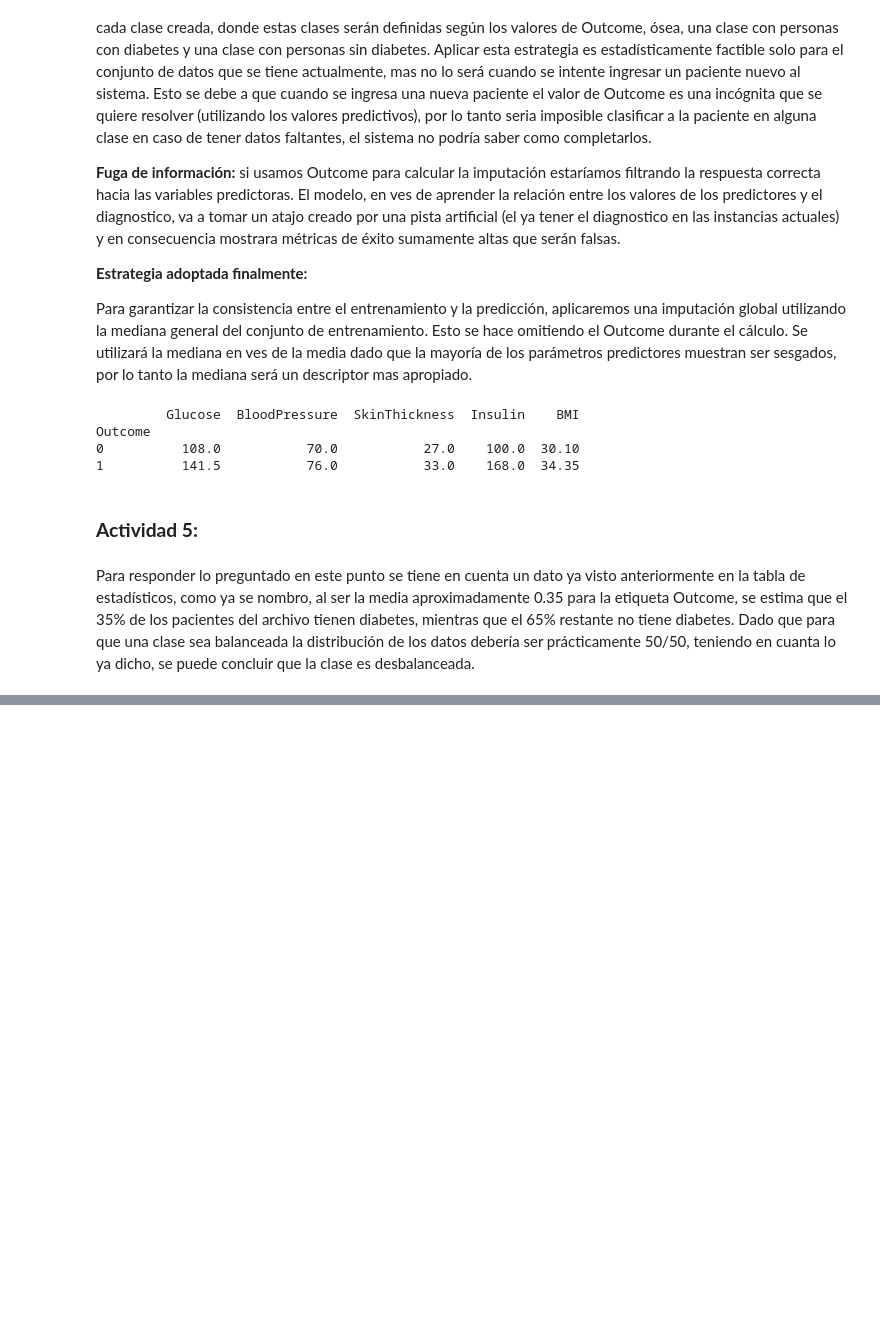
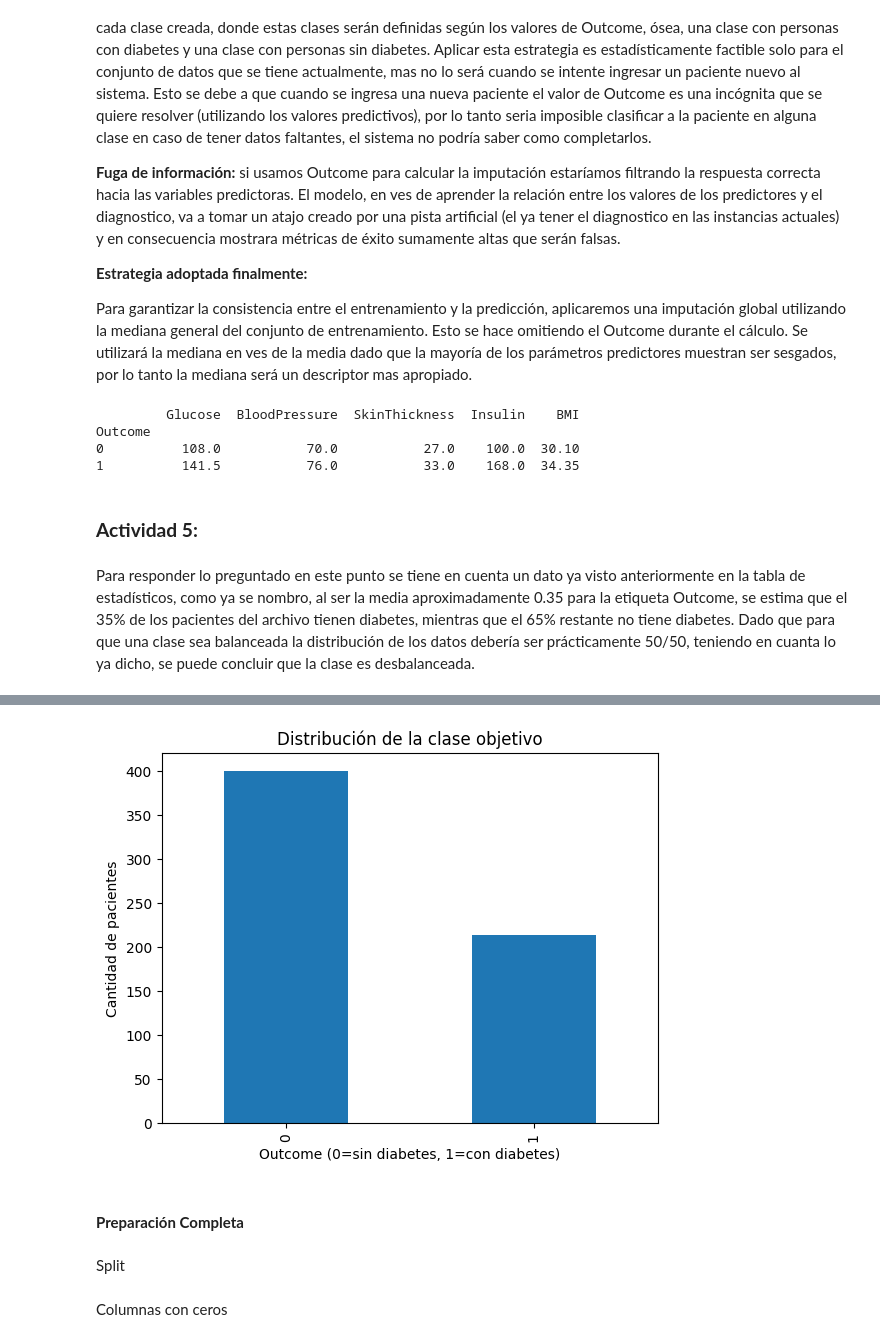
Before and after one commit to LucasSegovia01/Nu-ez_Segovia-Aprendizaje_automatico, a Jupyter notebook: Trabajo_practico_1/codigo.ipynb, the cells around one changed output, grey strips where cells are left out. Cells and saved outputs as stored; diff of their text form; code cells hidden in the pictures; blank space fills up the shorter version.

```diff
--- a/Trabajo_practico_1/codigo.ipynb
+++ b/Trabajo_practico_1/codigo.ipynb
@@ -104,7 +104,7 @@ En los problemas de aprendizaje automático, es crucial que los conjuntos de ent
 # %%
 from sklearn.model_selection import train_test_split
 
-train_set, train_test = train_test_split(df_diabetes, test_size=0.2, stratify=df_diabetes["Outcome"], random_state=42)
+train_set, test_set = train_test_split(df_diabetes, test_size=0.2, stratify=df_diabetes["Outcome"], random_state=42)
 # %%
 diabetes = train_set.copy()
 # %% [markdown]
@@ -165,3 +164,16 @@ Outcome
 0    0.651042
 1    0.348958
 Name: proportion, dtype: float64
+# %%
+import matplotlib.pyplot as plt
+train_set["Outcome"].value_counts().plot(kind="bar")
+plt.xlabel("Outcome (0=sin diabetes, 1=con diabetes)")
+plt.ylabel("Cantidad de pacientes")
+plt.title("Distribución de la clase objetivo")
+plt.show()
+# %% [output]
+[figure, added]
+# %% [markdown]
+#### **Preparación Completa**
+# %% [markdown]
+Split
@@ -167,0 +186,2 @@ Name: proportion, dtype: float64
+# %% [markdown]
+Columnas con ceros
```
Also changed, not shown: parts of 11 cells of this notebook.
